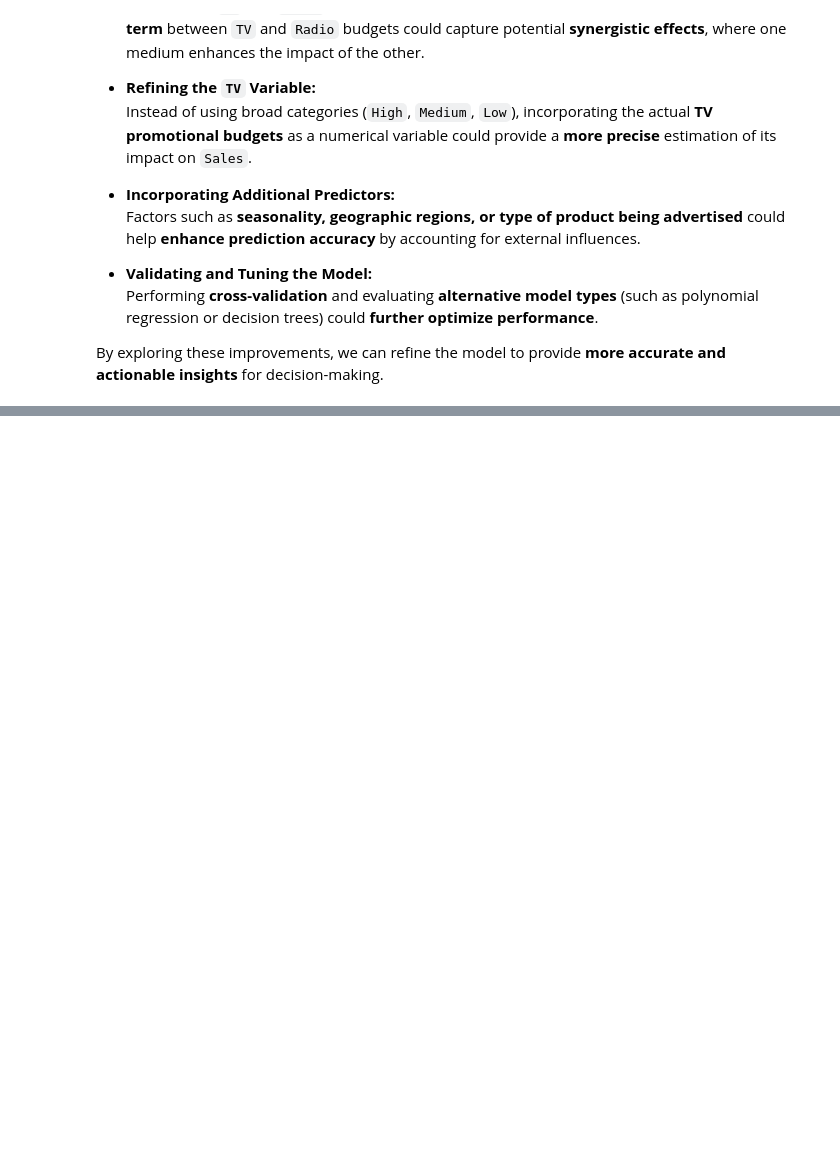
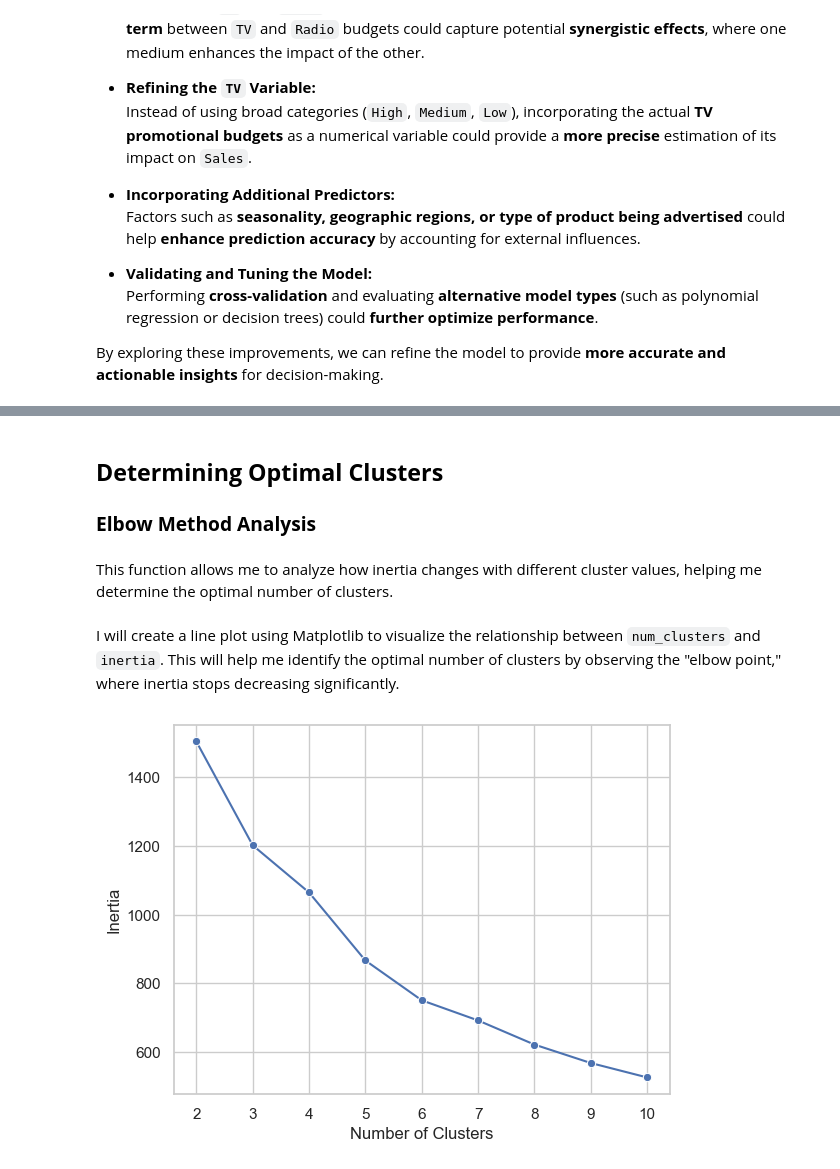
Before and after one commit to Cyberoctane29/Influencer-Impact-and-Marketing-Sales-Modeling-and-Analysis, a Jupyter notebook: Influencer_Impact_and_Marketing_Sales_Modeling_and_Analysis.ipynb, the cells around one changed output, grey strips where cells are left out. Cells and saved outputs as stored; diff of their text form; code cells hidden in the pictures; blank space fills up the shorter version.

```diff
--- a/Influencer_Impact_and_Marketing_Sales_Modeling_and_Analysis.ipynb
+++ b/Influencer_Impact_and_Marketing_Sales_Modeling_and_Analysis.ipynb
@@ -1735,0 +1797,12 @@ By structuring these findings clearly, I can provide stakeholders with the insig
+# %%
+data_final=data
+# %%
+tv_encoding = {'Low': 0, 'Medium': 1, 'High': 2}
+influencer_encoding = {'Mega': 0, 'Macro': 1, 'Micro': 2, 'Nano': 3}
+
+data_final['TV_encoded'] = data_final['TV'].map(tv_encoding)
+data_final['Influencer_encoded'] = data_final['Influencer'].map(influencer_encoding)
+
+print("\nEncoding Assumptions:")
+print("TV: Low (0) → Medium (1) → High (2)")
+print("Influencer: Mega (0) → Macro (1) → Micro (2) → Nano (3)")
@@ -1735,0 +1842,4 @@ By structuring these findings clearly, I can provide stakeholders with the insig
+# %%
+X = data_final[['TV_encoded', 'Influencer_encoded', 'Radio', 'Social_Media', 'Sales']]
+
+X_scaled = StandardScaler().fit_transform(X)
@@ -1735,0 +1865,27 @@ By structuring these findings clearly, I can provide stakeholders with the insig
+# %% [markdown]
+
+## **Determining Optimal Clusters**
+
+### **Elbow Method Analysis**
+# %%
+def kmeans_inertia(num_clusters, x_vals):
+    inertia = []
+    for num in num_clusters:
+        kms = KMeans(n_clusters=num, random_state=42)
+        kms.fit(x_vals)
+        inertia.append(kms.inertia_)
+    return inertia
+# %% [markdown]
+This function allows me to analyze how inertia changes with different cluster values, helping me determine the optimal number of clusters.
+# %% [markdown]
+I will create a line plot using Matplotlib to visualize the relationship between `num_clusters` and `inertia`. This will help me identify the optimal number of clusters by observing the "elbow point," where inertia stops decreasing significantly.
+# %%
+num_clusters = list(range(2, 11))
+inertia = kmeans_inertia(num_clusters, X_scaled)
+
+sns.lineplot(x=num_clusters, y=inertia, marker='o')
+plt.xlabel("Number of Clusters")
+plt.ylabel("Inertia")
+plt.show()
+# %% [output]
+[figure, added]
```
Also changed, not shown: parts of 83 cells of this notebook.
